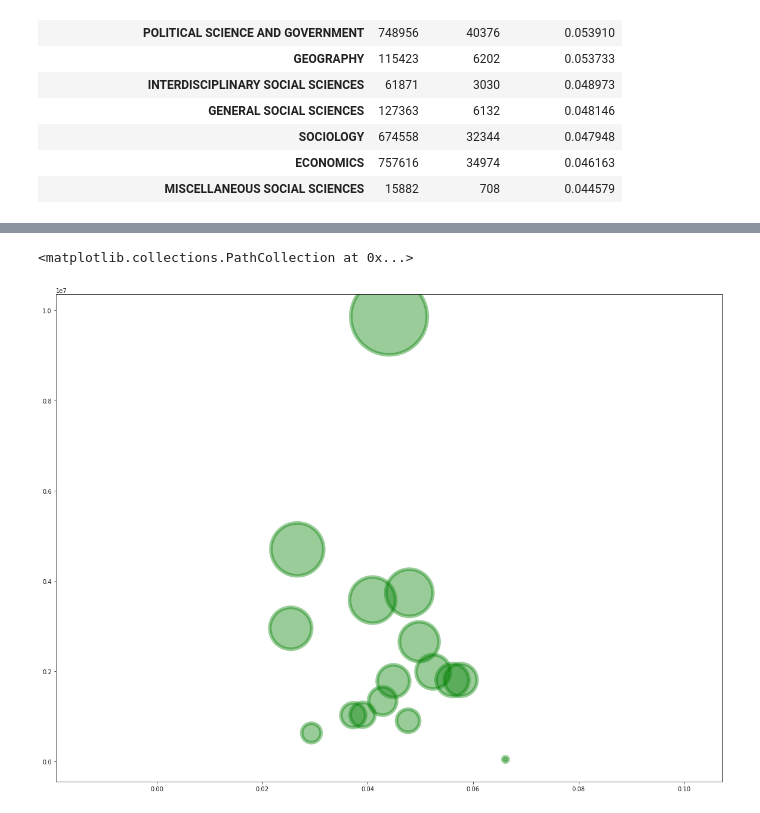
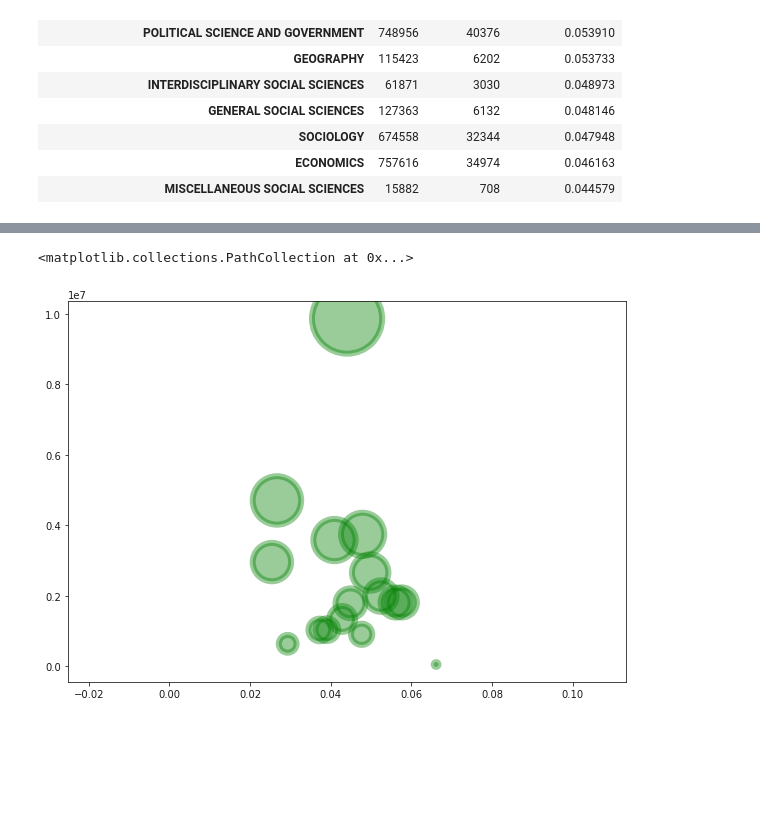
Before and after one commit to braddillon/jupyter_pandas_intro, a Jupyter notebook: JupyterPandas Intro1.ipynb, the cells around one changed output, grey strips where cells are left out. Drawn from its saved outputs; the diff is of its cells as text; code cells hidden in the pictures; blank space fills up the shorter version.

```diff
--- a/JupyterPandas Intro1.ipynb
+++ b/JupyterPandas Intro1.ipynb
@@ -197,6 +197,6 @@ sns.lmplot(x='Total', y='Unemployment_rate',data=df)
 # %%
-plt.subplots(figsize=(20,15))
-plt.scatter(x='unemp percentage', y='Total', s=unemp_by_major_cat['Total']/600, data=unemp_by_major_cat, c="green", alpha=0.4, linewidth=6)
+# plt.subplots(figsize=(10,7))
+# plt.scatter(x='unemp percentage', y='Total', s=unemp_by_major_cat['Total']/2000, data=unemp_by_major_cat, c="green", alpha=0.4, linewidth=6)
 # %% [output]
 <matplotlib.collections.PathCollection at 0x...>
-[figure, old version]
+[figure, new version]
```
Also changed, not shown: parts of 7 cells of this notebook.
